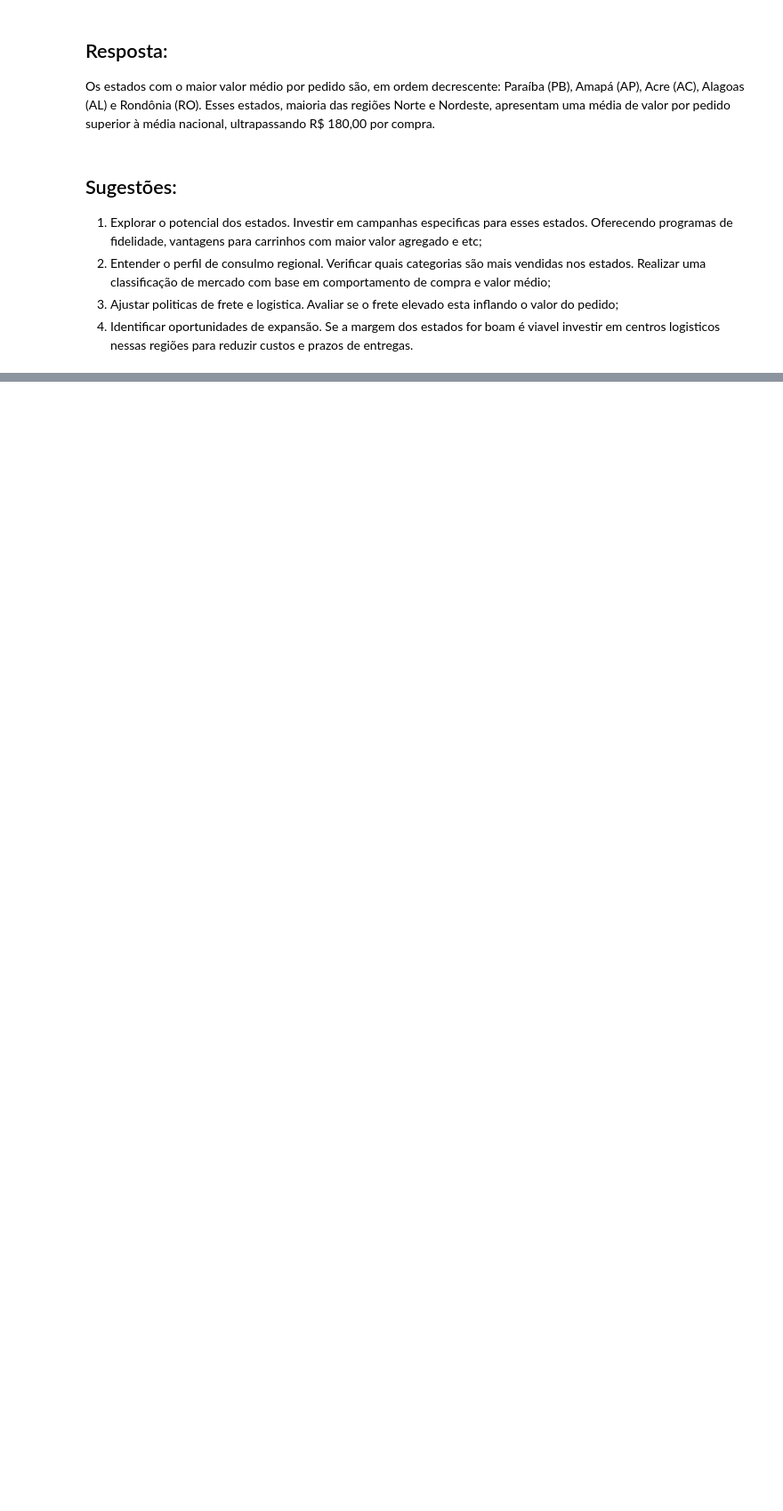
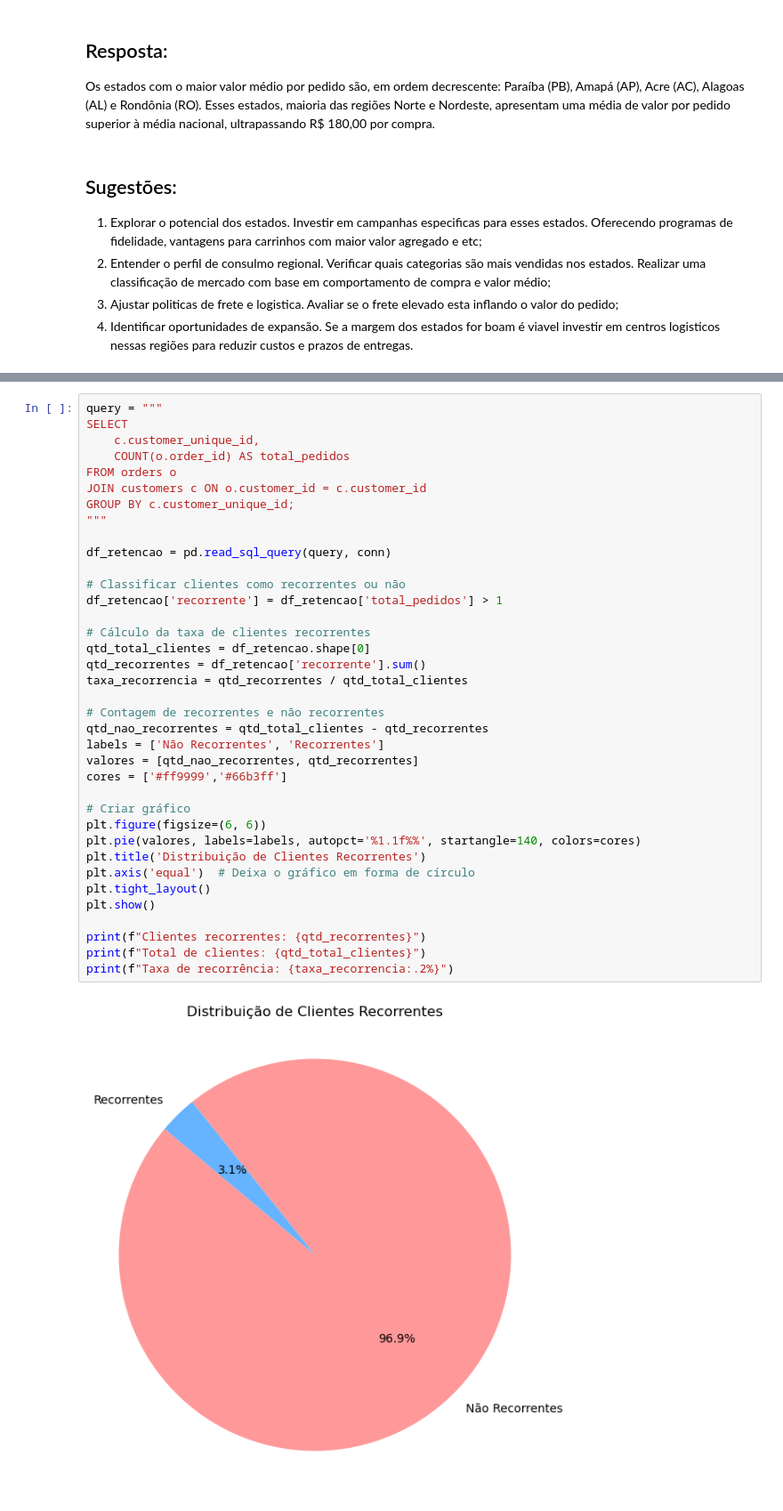
Before and after one commit to Thiago309/Teste_Tecnico_Programa_Trainee_triggo.ai, a Jupyter notebook: Analytics.ipynb, the cells around one changed output, grey strips where cells are left out. Shown at 89% size. Cells and saved outputs as stored; diff of their text form; blank space fills up the shorter version.

```diff
--- a/Analytics.ipynb
+++ b/Analytics.ipynb
@@ -1161,0 +1174,39 @@ Esses estados, maioria das regiões Norte e Nordeste, apresentam uma média de v
+# %%
+query = """
+SELECT
+    c.customer_unique_id,
+    COUNT(o.order_id) AS total_pedidos
+FROM orders o
+JOIN customers c ON o.customer_id = c.customer_id
+GROUP BY c.customer_unique_id;
+"""
+
+df_retencao = pd.read_sql_query(query, conn)
+
+# Classificar clientes como recorrentes ou não
+df_retencao['recorrente'] = df_retencao['total_pedidos'] > 1
+
+# Cálculo da taxa de clientes recorrentes
+qtd_total_clientes = df_retencao.shape[0]
+qtd_recorrentes = df_retencao['recorrente'].sum()
+taxa_recorrencia = qtd_recorrentes / qtd_total_clientes
+
+# Contagem de recorrentes e não recorrentes
+qtd_nao_recorrentes = qtd_total_clientes - qtd_recorrentes
+labels = ['Não Recorrentes', 'Recorrentes']
+valores = [qtd_nao_recorrentes, qtd_recorrentes]
+cores = ['#ff9999','#66b3ff']
+
+# Criar gráfico
+plt.figure(figsize=(6, 6))
+plt.pie(valores, labels=labels, autopct='%1.1f%%', startangle=140, colors=cores)
+plt.title('Distribuição de Clientes Recorrentes')
+plt.axis('equal')  # Deixa o gráfico em forma de círculo
+plt.tight_layout()
+plt.show()
+
+print(f"Clientes recorrentes: {qtd_recorrentes}")
+print(f"Total de clientes: {qtd_total_clientes}")
+print(f"Taxa de recorrência: {taxa_recorrencia:.2%}")
+# %% [output]
+[figure, added]
```
Also changed, not shown: parts of 6 cells of this notebook.
